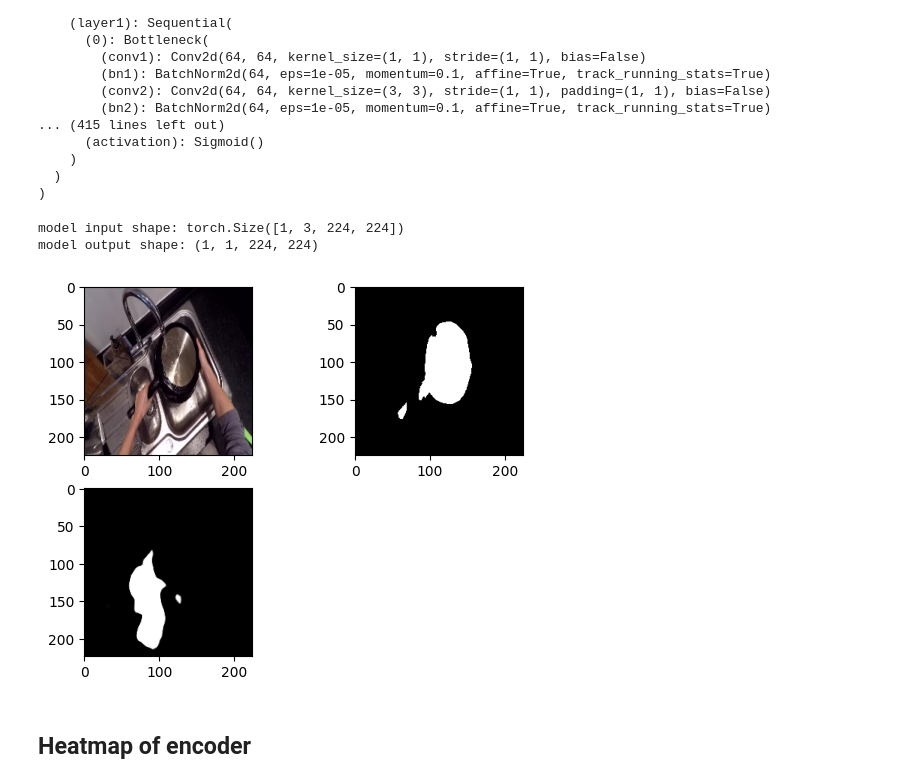
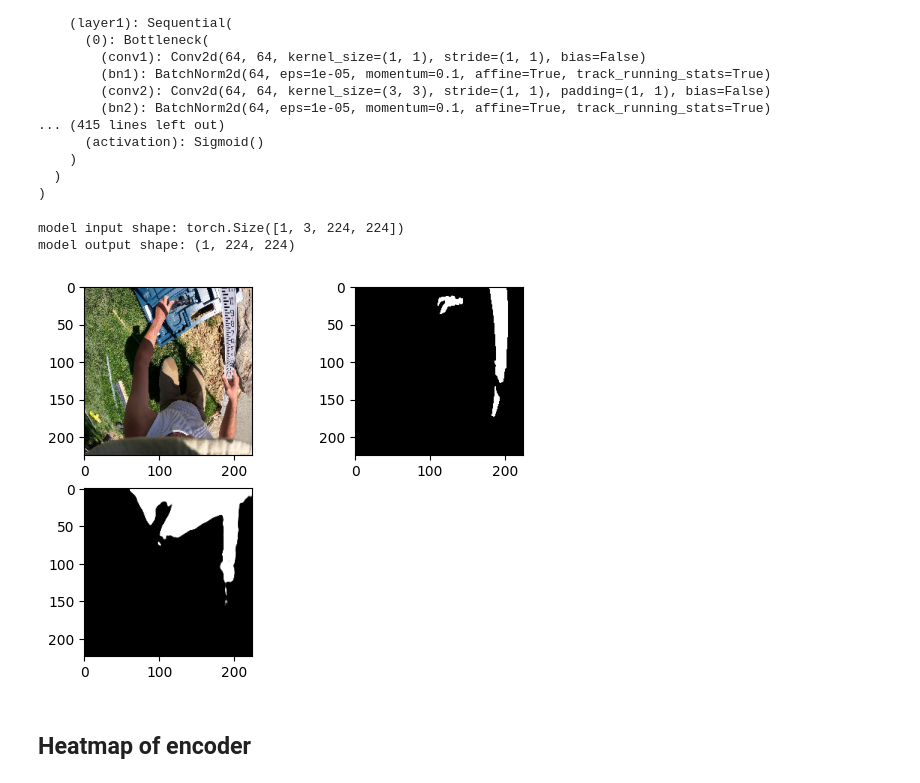
Before and after one commit to pasca-l/hands-and-objects, a Jupyter notebook: objectness_classification/models/model_analysis.ipynb, the cells around one changed output. Saved outputs shown, nothing was run; the diff lists cells and outputs as text; code cells hidden in the pictures.

```diff
--- a/objectness_classification/models/model_analysis.ipynb
+++ b/objectness_classification/models/model_analysis.ipynb
@@ -33,7 +33,7 @@ egohos_dataset = ObjnessClsDataModule(
     dataset_dir=dataset_dir,
     dataset_mode='egohos',
     batch_size=1,
-    with_transform=True,
+    with_transform=False,
     with_info=True,
 )
 egohos_dataset.setup()
@@ -46,7 +46,6 @@ iter_counter += 1
 # to [batch, height, width, channel] for showing
 egohos_img = egohos_frames.permute(0,2,3,1)[0]
 egohos_mask = egohos_labels[0]
-cls_num, _, _ = egohos_mask.shape
 
 print(
     f"iter counter: {iter_counter}",
@@ -62,7 +61,7 @@ fig = plt.figure()
 fig.add_subplot(2, 2, 1)
 plt.imshow(egohos_img)
 
-for cls in range(cls_num):
+for cls in range(len(egohos_mask)):
     fig.add_subplot(2, 2, 2+cls)
     plt.imshow(egohos_mask[cls])
     plt.gray()
@@ -91,7 +90,7 @@ model = smp.Unet(
     activation="sigmoid",
 )
 
-model_path = os.path.join(git_root, "objectness_classification/logs/unet.pth")
+model_path = os.path.join(git_root, "objectness_classification/logs/unet-2023-04-14T18:27:41.360100.pth")
 model.load_state_dict(
     torch.load(model_path, map_location=torch.device('cpu')),
     # strict=False,
@@ -118,37 +117,37 @@ Unet(
 # %%
 input = egohos_frames.float()
 with torch.no_grad():
-    output = model(input)#.sigmoid()
-output = output.detach().numpy()
+    output = model(input)
+output = output.detach().numpy()[0]
 
 print(
     f"model input shape: {input.shape}",
     f"model output shape: {output.shape}",
     sep="\n",
 )
 
 fig = plt.figure()
 
 fig.add_subplot(2, 2, 1)
 plt.imshow(egohos_img)
 
 fig.add_subplot(2, 2, 2)
 plt.imshow(egohos_mask[0])
 plt.gray()
 
-for cls in range(cls_num):
+for cls in range(len(output)):
     fig.add_subplot(2, 2, 3+cls)
-    plt.imshow(output[0][cls])
+    plt.imshow(output[cls])
     plt.gray()
 
 plt.show()
 
 plt.clf()
 plt.close()
 # %% [output]
 model input shape: torch.Size([1, 3, 224, 224])
-model output shape: (1, 1, 224, 224)
+model output shape: (1, 224, 224)
-[figure, old version]
+[figure, new version]
 # %% [markdown]
 ## Heatmap of encoder
 # %%
```
Also changed, not shown: parts of 2 cells of this notebook, 1 other file.
